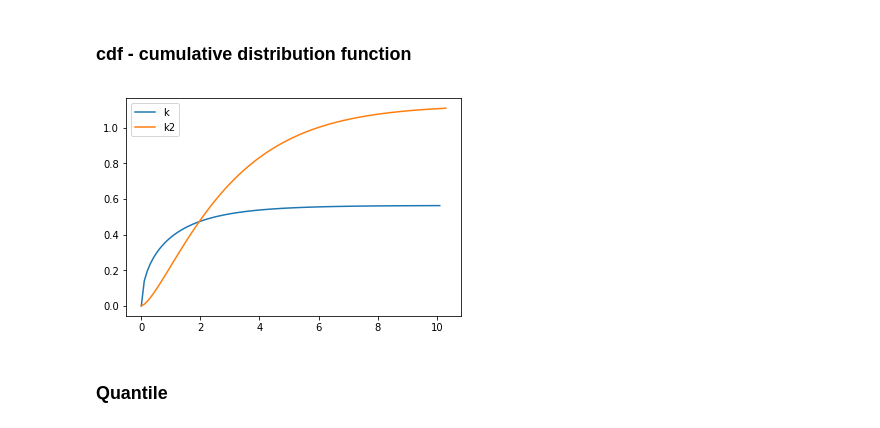
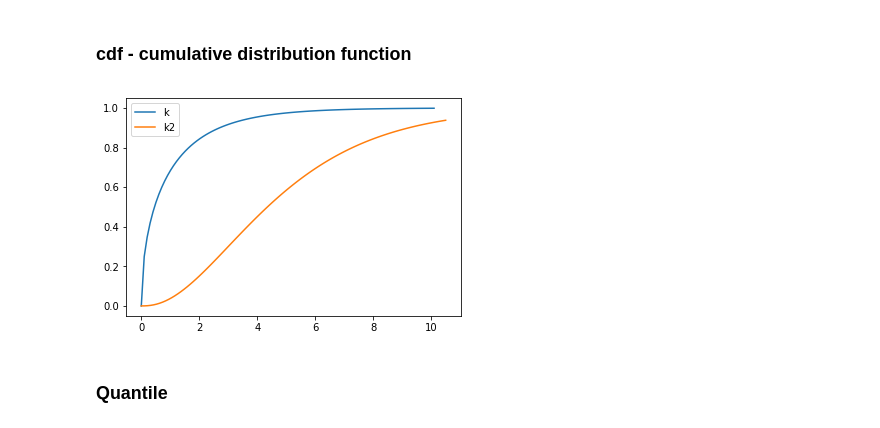
Before and after one commit to ddgerrard/probability_distributions_python, a Jupyter notebook: Chi Squared Distribution.ipynb, the cells around one changed output. Drawn from its saved outputs; the diff is of its cells as text; code cells hidden in the pictures.

```diff
--- a/Chi Squared Distribution.ipynb
+++ b/Chi Squared Distribution.ipynb
@@ -78,7 +78,7 @@ median = chi2.median(k,loc=0, scale=1)
 def chi2Dist(k):
     Xs = np.linspace(0, 10+k/10, 101)
     Ys = 1/(pow(2,k/2)*gamma(k/2))*pow(Xs,k/2-1)*np.exp(-Xs/2)
-    CDFs = gammainc(k/2, Xs/2)/gamma(k/2)
+    CDFs = gammainc(k/2, Xs/2) # /gamma(k/2)
     return Xs, Ys, CDFs
 # %% [markdown]
 ### pdf - probability distribution function
@@ -104,14 +104,14 @@ plt.show()
 # %%
 k = 1 # mean and standard deviation
 Xs, Ys, CDFs = chi2Dist(k)
-k2 = 3
+k2 = 5
 Xs2, Ys2, CDFs2 = chi2Dist(k2)
 plt.plot(Xs,CDFs)
 plt.plot(Xs2,CDFs2)
 plt.legend(['k','k2'])
 plt.show()
 # %% [output]
-[figure, old version]
+[figure, new version]
 # %% [markdown]
 ### Quantile
 # %%
```
Also changed, not shown: parts of 2 cells of this notebook.
